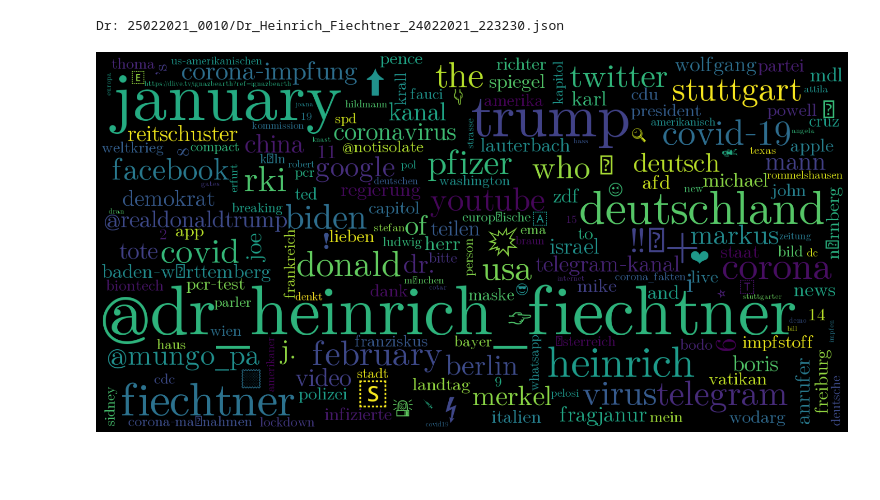
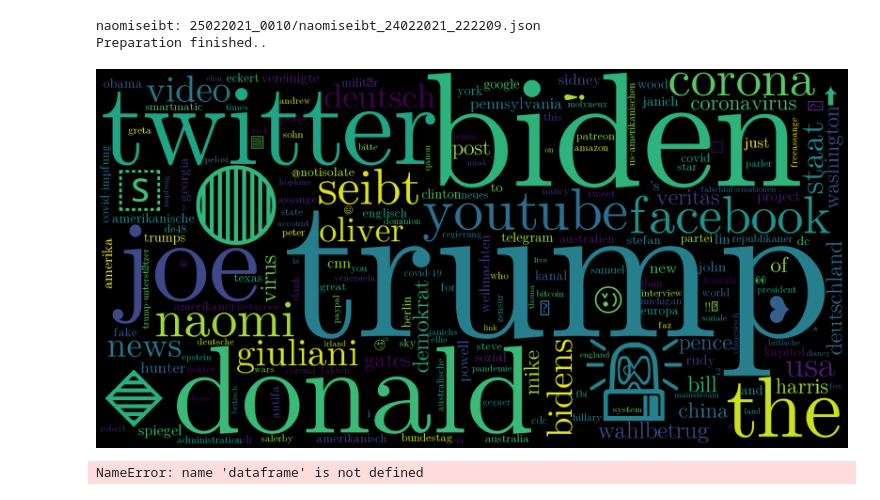
Before and after one commit to pders01/telarantula, a Jupyter notebook: venom.ipynb, the cells around one changed output. Cells and saved outputs as stored; diff of their text form; code cells hidden in the pictures; blank space fills up the shorter version.

```diff
--- a/venom.ipynb
+++ b/venom.ipynb
@@ -74,4 +21,6 @@ def generate_wordcloud(current_df, fontpath='/home/pauld/.local/src/ttf-symbola/
 # %%
+
+to_inspect = inspect()
 for i in inspect():
     print(f"{i}: {to_inspect[i]}")
 # %% [output]
@@ -94,13 +43,19 @@ for i in inspect():
 16: ['CHAT', '25022021_0010/CHAT_STUTTGART_24022021_223600.json']
 # %%
 
-selector = 9
+selector = 3
+wordcloud_switch = False
 
 dataframe = to_inspect[selector][0]
 filepath = to_inspect[selector][1]
 print(f"{dataframe}: {filepath}")
-prepare_dataframe(dataframe, filepath)
+prepare_dataframe(filepath, 'json')
 generate_wordcloud(current_df)
 # %% [output]
-Dr: 25022021_0010/Dr_Heinrich_Fiechtner_24022021_223230.json
+naomiseibt: 25022021_0010/naomiseibt_24022021_222209.json
+Preparation finished..
-[figure, old version]
+[figure, new version]
+# %%
+tokens_sum(current_df)
+# %% [output]
+NameError: name 'dataframe' is not defined
```
Also changed, not shown: parts of 6 cells of this notebook, 10 other files.
